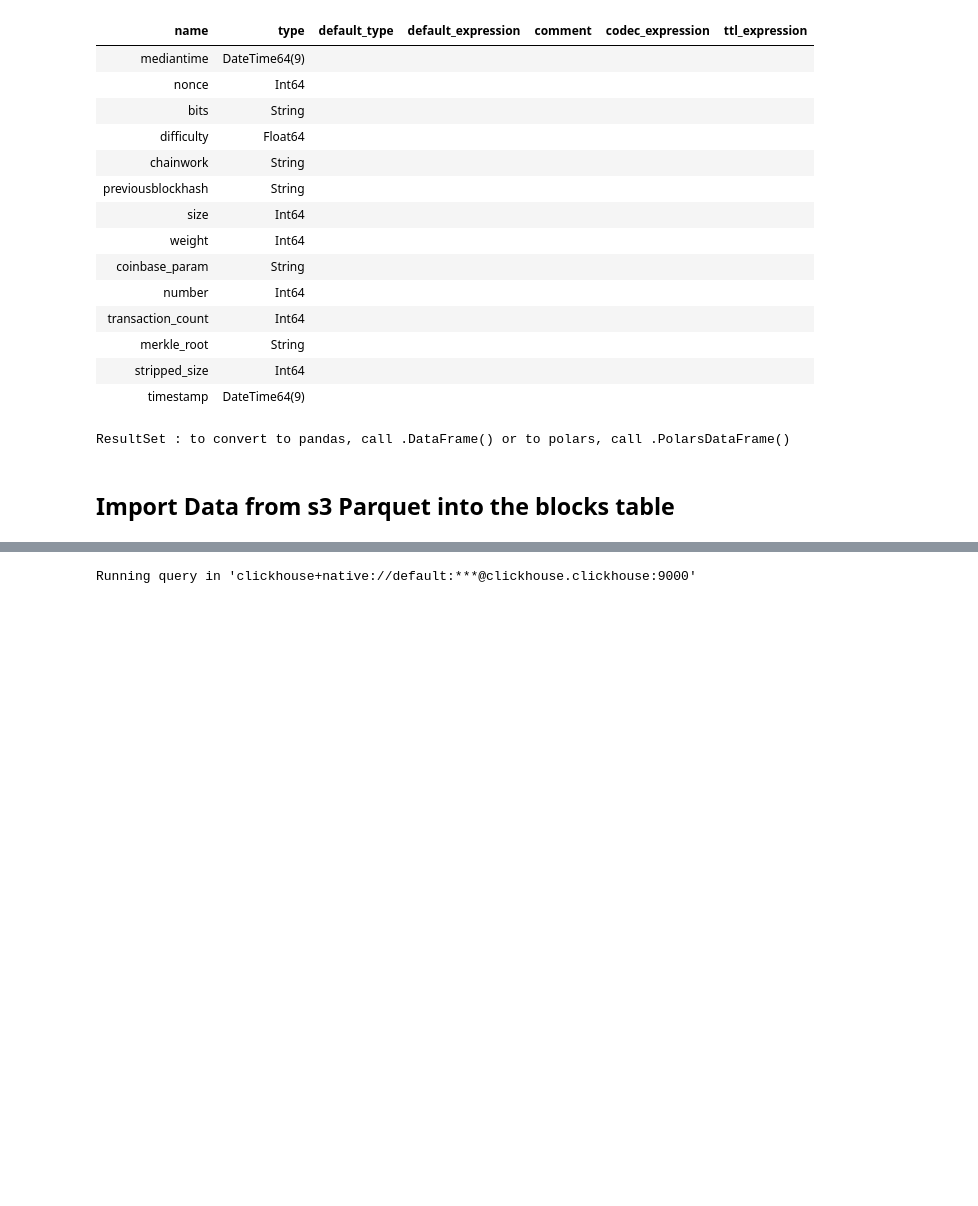
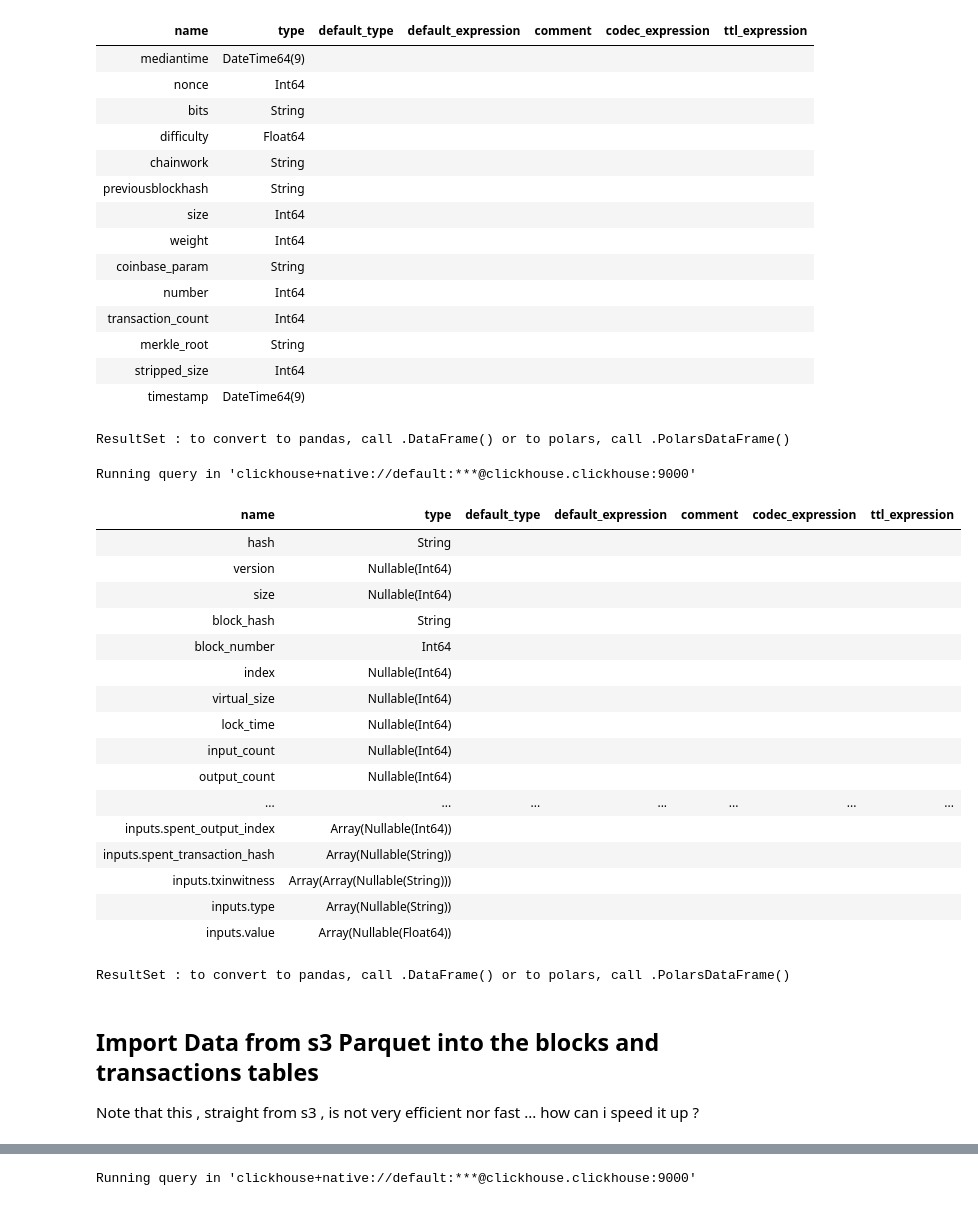
Before and after one commit to primeroz/clickhouse-kind-stack, a Jupyter notebook: extras/juypyter_notebooks/aws_bitcoins/base_btc_tables.ipynb, the cells around one changed output, grey strips where cells are left out. Saved outputs shown, nothing was run; the diff lists cells and outputs as text; code cells hidden in the pictures; blank space fills up the shorter version.

```diff
--- a/extras/juypyter_notebooks/aws_bitcoins/base_btc_tables.ipynb
+++ b/extras/juypyter_notebooks/aws_bitcoins/base_btc_tables.ipynb
@@ -88,8 +177,33 @@ Running query in 'clickhouse+native://default:***@clickhouse.clickhouse:9000'
 | stripped_size | Int64 |  |  |  |  |  |
 | timestamp | DateTime64(9) |  |  |  |  |  |
 ResultSet : to convert to pandas, call .DataFrame() or to polars, call .PolarsDataFrame()
+# %%
+result = %sql DESCRIBE table btc.blockchain_btc_transactions;
+result
+# %% [output]
+Running query in 'clickhouse+native://default:***@clickhouse.clickhouse:9000'
+| name | type | default_type | default_expression | comment | codec_expression | ttl_expression |
+| hash | String |  |  |  |  |  |
+| version | Nullable(Int64) |  |  |  |  |  |
+| size | Nullable(Int64) |  |  |  |  |  |
+| block_hash | String |  |  |  |  |  |
+| block_number | Int64 |  |  |  |  |  |
+| index | Nullable(Int64) |  |  |  |  |  |
+| virtual_size | Nullable(Int64) |  |  |  |  |  |
+| lock_time | Nullable(Int64) |  |  |  |  |  |
+| input_count | Nullable(Int64) |  |  |  |  |  |
+| output_count | Nullable(Int64) |  |  |  |  |  |
+| ... | ... | ... | ... | ... | ... | ... |
+| inputs.spent_output_index | Array(Nullable(Int64)) |  |  |  |  |  |
+| inputs.spent_transaction_hash | Array(Nullable(String)) |  |  |  |  |  |
+| inputs.txinwitness | Array(Array(Nullable(String))) |  |  |  |  |  |
+| inputs.type | Array(Nullable(String)) |  |  |  |  |  |
+| inputs.value | Array(Nullable(Float64)) |  |  |  |  |  |
+ResultSet : to convert to pandas, call .DataFrame() or to polars, call .PolarsDataFrame()
 # %% [markdown]
-## Import Data from s3 Parquet into the blocks table
+## Import Data from s3 Parquet into the blocks and transactions tables
+
+Note that this , straight from s3 , is not very efficient nor fast ... how can i speed it up ?
 # %%
 # 20*
 %sql INSERT into btc.blockchain_btc_blocks select * FROM s3('https://aws-public-blockchain.s3.us-east-2.amazonaws.com/v1.0/btc/blocks/date=20*/*', 'Parquet') SETTINGS input_format_parquet_allow_missing_columns = 1
```
Also changed, not shown: parts of 9 cells of this notebook.
